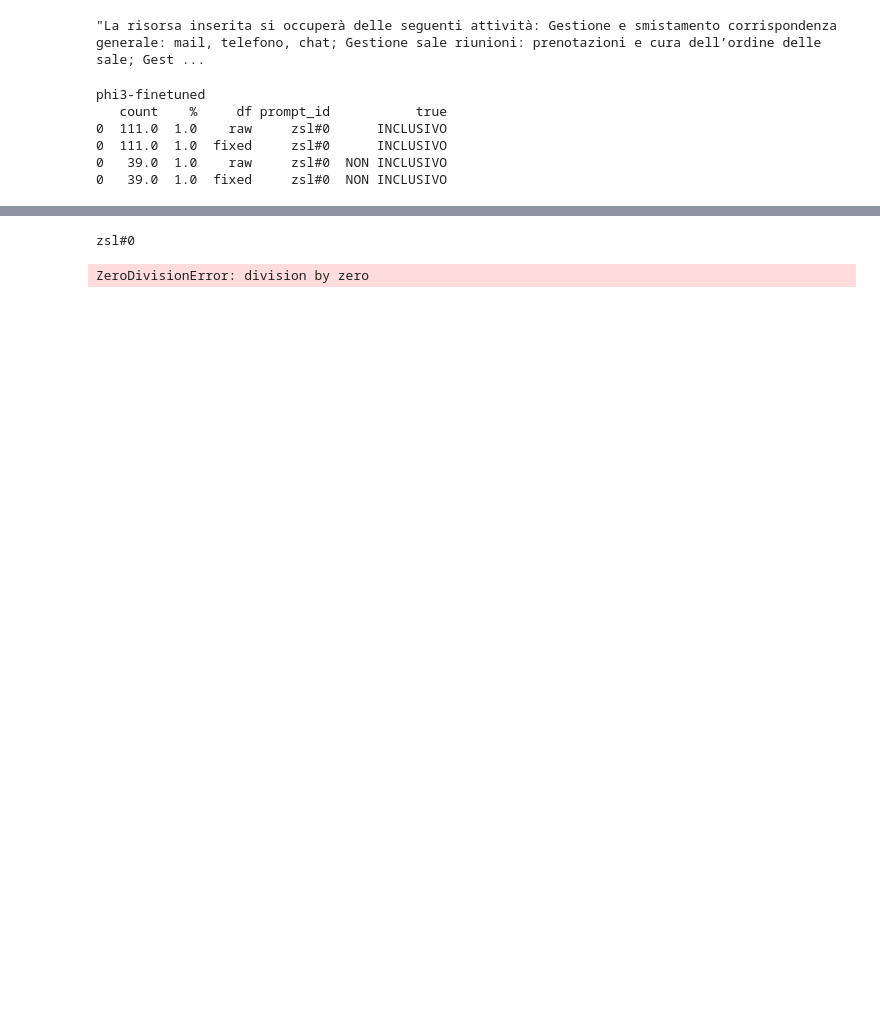
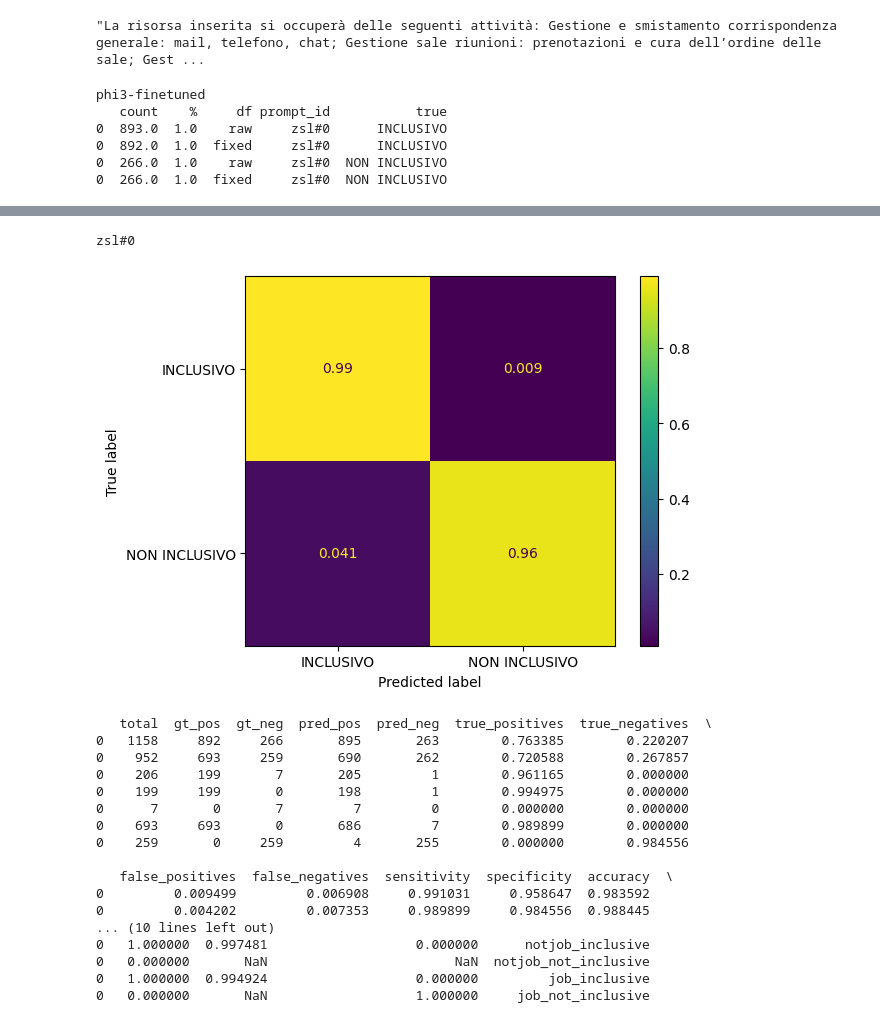
Before and after one commit to tommasoromano/unimi-language-detection, a Jupyter notebook: analysis.ipynb, the cells around one changed output, grey strips where cells are left out. Saved outputs shown, nothing was run; the diff lists cells and outputs as text; code cells hidden in the pictures; blank space fills up the shorter version.

```diff
--- a/analysis.ipynb
+++ b/analysis.ipynb
@@ -61,6 +61,11 @@ for model in ['phi3-finetuned']:
 
         # sns.countplot(data=df_jobs, x='true')
         # plt.show()
+
+        cm = skm.confusion_matrix(_df['true'], _df['response'], labels=LABELS, normalize='true')
+        disp = skm.ConfusionMatrixDisplay(confusion_matrix=cm, display_labels=LABELS)
+        disp.plot()
+        plt.show()
 
         all = metrics(_df)
         all['name'] = 'all'
@@ -89,35 +94,52 @@ for model in ['phi3-finetuned']:
         #     _metrics = metrics(contains(df_jobs, [s]))
         #     _metrics['name'] = s
         #     res_df = pd.concat([res_df, pd.DataFrame(_metrics, index=[0])])
 
         _metrics = metrics(df_notjobs[df_notjobs['true'] == 'INCLUSIVO'])
         _metrics['name'] = 'notjob_inclusive'
         res_df = pd.concat([res_df, pd.DataFrame(_metrics, index=[0])])
 
         _metrics = metrics(df_notjobs[df_notjobs['true'] == 'NON INCLUSIVO'])
         _metrics['name'] = 'notjob_not_inclusive'
         res_df = pd.concat([res_df, pd.DataFrame(_metrics, index=[0])])
 
         _metrics = metrics(df_jobs[df_jobs['true'] == 'INCLUSIVO'])
         _metrics['name'] = 'job_inclusive'
         res_df = pd.concat([res_df, pd.DataFrame(_metrics, index=[0])])
 
         _metrics = metrics(df_jobs[df_jobs['true'] == 'NON INCLUSIVO'])
         _metrics['name'] = 'job_not_inclusive'
         res_df = pd.concat([res_df, pd.DataFrame(_metrics, index=[0])])
 
         if show_plots:
             print(res_df)
             plot_metrics(res_df, f" - {model} - {p}")
 
 plot_metrics(res_models_df, "- All models")
 # %% [output]
 phi3-finetuned
    count    %     df prompt_id           true
-0  111.0  1.0    raw     zsl#0      INCLUSIVO
-0  111.0  1.0  fixed     zsl#0      INCLUSIVO
-0   39.0  1.0    raw     zsl#0  NON INCLUSIVO
-0   39.0  1.0  fixed     zsl#0  NON INCLUSIVO
+0  893.0  1.0    raw     zsl#0      INCLUSIVO
+0  892.0  1.0  fixed     zsl#0      INCLUSIVO
+0  266.0  1.0    raw     zsl#0  NON INCLUSIVO
+0  266.0  1.0  fixed     zsl#0  NON INCLUSIVO
 [figure]
 zsl#0
+[figure, added]
-ZeroDivisionError: division by zero
+   total  gt_pos  gt_neg  pred_pos  pred_neg  true_positives  true_negatives  \
+0   1158     892     266       895       263        0.763385        0.220207
+0    952     693     259       690       262        0.720588        0.267857
+0    206     199       7       205         1        0.961165        0.000000
+0    199     199       0       198         1        0.994975        0.000000
+0      7       0       7         7         0        0.000000        0.000000
+0    693     693       0       686         7        0.989899        0.000000
+0    259       0     259         4       255        0.000000        0.984556
+
+   false_positives  false_negatives  sensitivity  specificity  accuracy  \
+0         0.009499         0.006908     0.991031     0.958647  0.983592
+0         0.004202         0.007353     0.989899     0.984556  0.988445
+... (10 lines left out)
+0   1.000000  0.997481                   0.000000      notjob_inclusive
+0   0.000000       NaN                        NaN  notjob_not_inclusive
+0   1.000000  0.994924                   0.000000         job_inclusive
+0   0.000000       NaN                   1.000000     job_not_inclusive
```
Also changed, not shown: parts of 1 cell of this notebook, 3 other files.
